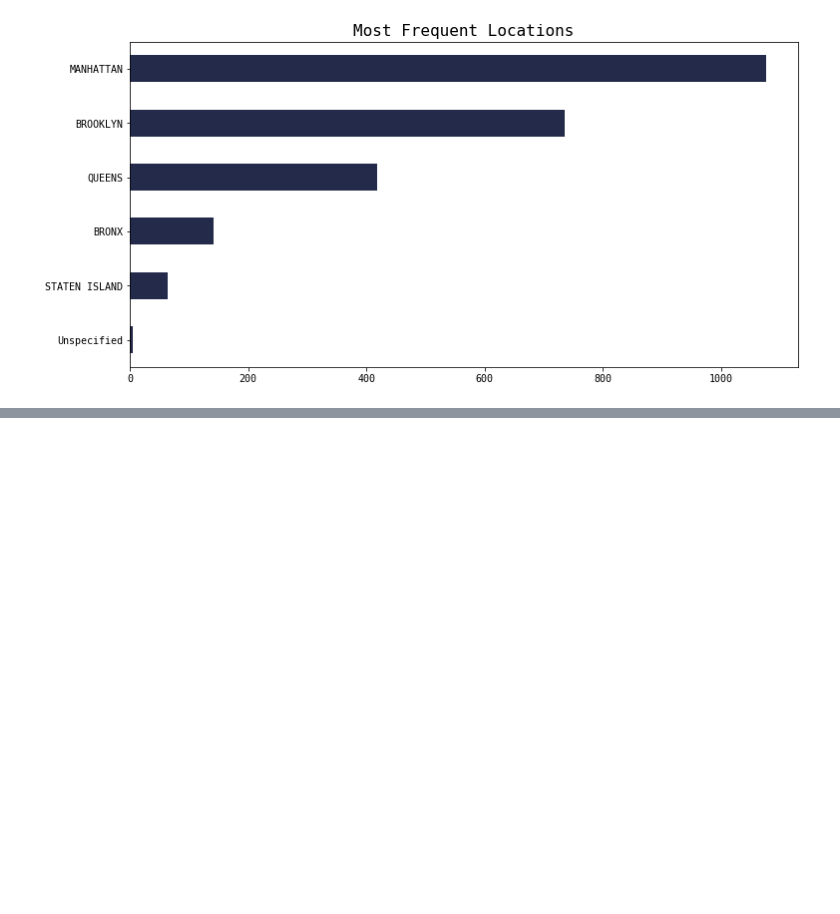
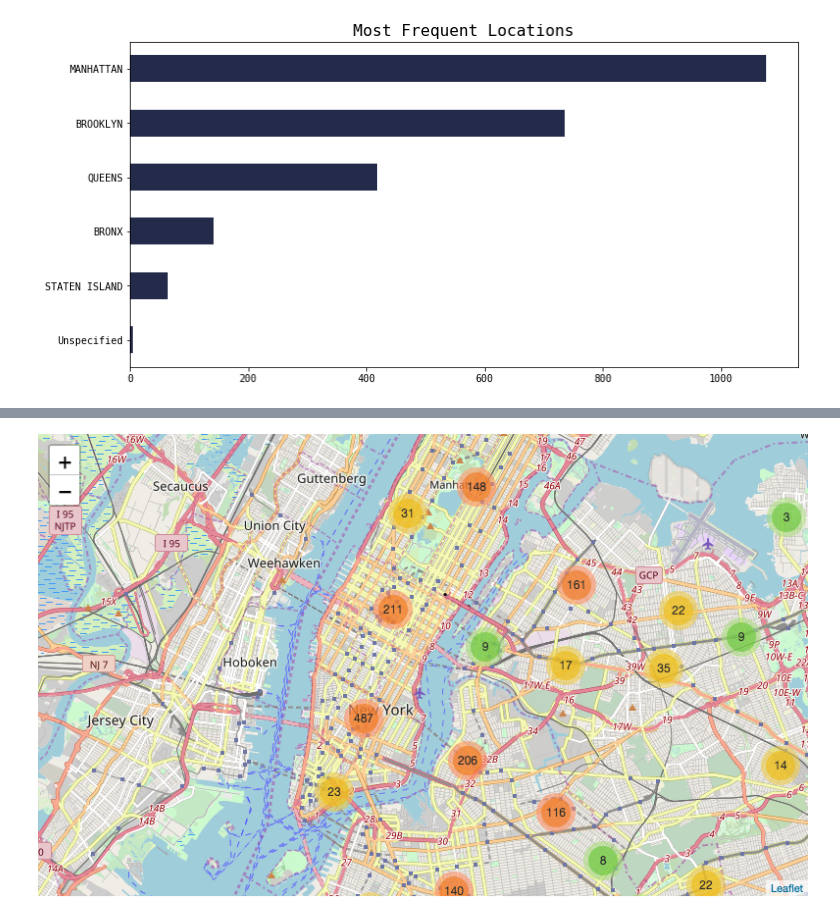
Before and after one commit to qu4ku/datasets-analysis, a Jupyter notebook: 008-new-york-city-pubs-and-bars.ipynb, the cells around one changed output, grey strips where cells are left out. Saved outputs shown, nothing was run; the diff lists cells and outputs as text; code cells hidden in the pictures; blank space fills up the shorter version.

```diff
--- a/008-new-york-city-pubs-and-bars.ipynb
+++ b/008-new-york-city-pubs-and-bars.ipynb
@@ -110,3 +117,10 @@ map_wb.add_child(mc)
 map_wb
 # %% [output]
 [interactive output not drawn]
+# %%
+# Preview of the fully interactive map from the cell before
+from IPython.display import Image
+
+Image(filename='data/jpgs/pubs-folium02.png')
+# %% [output]
+[figure, added]
```
Also changed, not shown: parts of 1 cell of this notebook, 4 other files.
